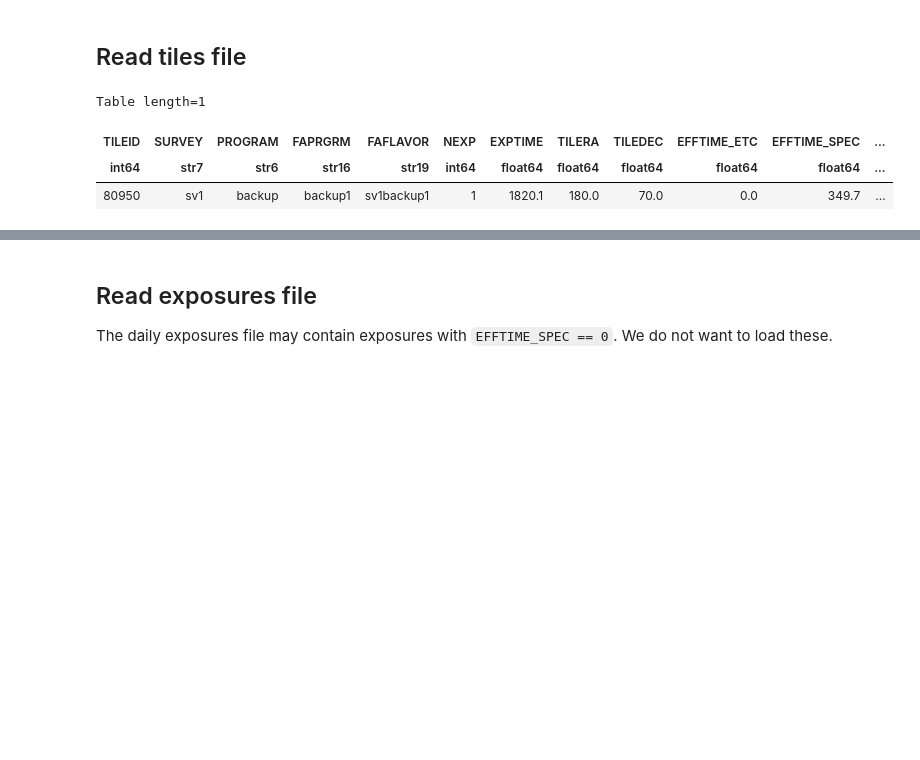
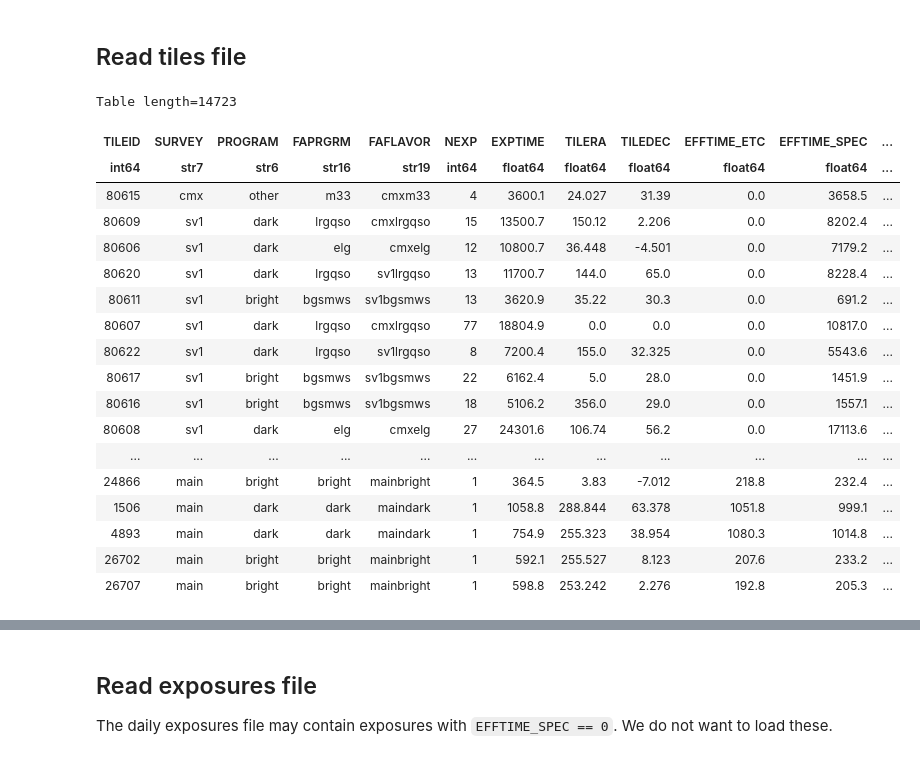
Before and after one commit to desihub/specprod-db, a Jupyter notebook: doc/nb/TestNewTile.ipynb, the cells around one changed output, grey strips where cells are left out. Drawn from its saved outputs; the diff is of its cells as text; code cells hidden in the pictures; blank space fills up the shorter version.

```diff
--- a/doc/nb/TestNewTile.ipynb
+++ b/doc/nb/TestNewTile.ipynb
@@ -57,13 +55,29 @@ if overwrite:
 ## Read tiles file
 # %%
 # tiles_file = findfile('tiles', readonly=True).replace('.fits', '.csv')
-tiles_file = os.path.join(os.environ['SCRATCH'], 'tiles-daily-patched-with-jura.csv')
+tiles_file = os.path.join(os.environ['DESI_ROOT'], 'users', os.environ['USER'], 'tiles-daily-patched-with-jura.csv')
 tiles_table = Table.read(tiles_file, format='ascii.csv')
 # tiles_table
 # %%
-tiles_table[tiles_table['TILEID'] == tile_id]
+row_index = np.where((tiles_table['LASTNIGHT'] >= 20201214) & (tiles_table['EFFTIME_SPEC'] > 0) & (~tiles_table['PROGRAM'].mask))[0]
+tiles_table[row_index]
 # %% [output]
-Table length=1
+Table length=14723
 | TILEID | SURVEY | PROGRAM | FAPRGRM | FAFLAVOR | NEXP | EXPTIME | TILERA | TILEDEC | EFFTIME_ETC | EFFTIME_SPEC | ... |
 | int64 | str7 | str6 | str16 | str19 | int64 | float64 | float64 | float64 | float64 | float64 | ... |
-| 80950 | sv1 | backup | backup1 | sv1backup1 | 1 | 1820.1 | 180.0 | 70.0 | 0.0 | 349.7 | ... |
+| 80615 | cmx | other | m33 | cmxm33 | 4 | 3600.1 | 24.027 | 31.39 | 0.0 | 3658.5 | ... |
+| 80609 | sv1 | dark | lrgqso | cmxlrgqso | 15 | 13500.7 | 150.12 | 2.206 | 0.0 | 8202.4 | ... |
+| 80606 | sv1 | dark | elg | cmxelg | 12 | 10800.7 | 36.448 | -4.501 | 0.0 | 7179.2 | ... |
+| 80620 | sv1 | dark | lrgqso | sv1lrgqso | 13 | 11700.7 | 144.0 | 65.0 | 0.0 | 8228.4 | ... |
+| 80611 | sv1 | bright | bgsmws | sv1bgsmws | 13 | 3620.9 | 35.22 | 30.3 | 0.0 | 691.2 | ... |
+| 80607 | sv1 | dark | lrgqso | cmxlrgqso | 77 | 18804.9 | 0.0 | 0.0 | 0.0 | 10817.0 | ... |
+| 80622 | sv1 | dark | lrgqso | sv1lrgqso | 8 | 7200.4 | 155.0 | 32.325 | 0.0 | 5543.6 | ... |
+| 80617 | sv1 | bright | bgsmws | sv1bgsmws | 22 | 6162.4 | 5.0 | 28.0 | 0.0 | 1451.9 | ... |
+| 80616 | sv1 | bright | bgsmws | sv1bgsmws | 18 | 5106.2 | 356.0 | 29.0 | 0.0 | 1557.1 | ... |
+| 80608 | sv1 | dark | elg | cmxelg | 27 | 24301.6 | 106.74 | 56.2 | 0.0 | 17113.6 | ... |
+| ... | ... | ... | ... | ... | ... | ... | ... | ... | ... | ... | ... |
+| 24866 | main | bright | bright | mainbright | 1 | 364.5 | 3.83 | -7.012 | 218.8 | 232.4 | ... |
+| 1506 | main | dark | dark | maindark | 1 | 1058.8 | 288.844 | 63.378 | 1051.8 | 999.1 | ... |
+| 4893 | main | dark | dark | maindark | 1 | 754.9 | 255.323 | 38.954 | 1080.3 | 1014.8 | ... |
+| 26702 | main | bright | bright | mainbright | 1 | 592.1 | 255.527 | 8.123 | 207.6 | 233.2 | ... |
+| 26707 | main | bright | bright | mainbright | 1 | 598.8 | 253.242 | 2.276 | 192.8 | 205.3 | ... |
```
Also changed, not shown: parts of 18 cells of this notebook, 1 other file.
